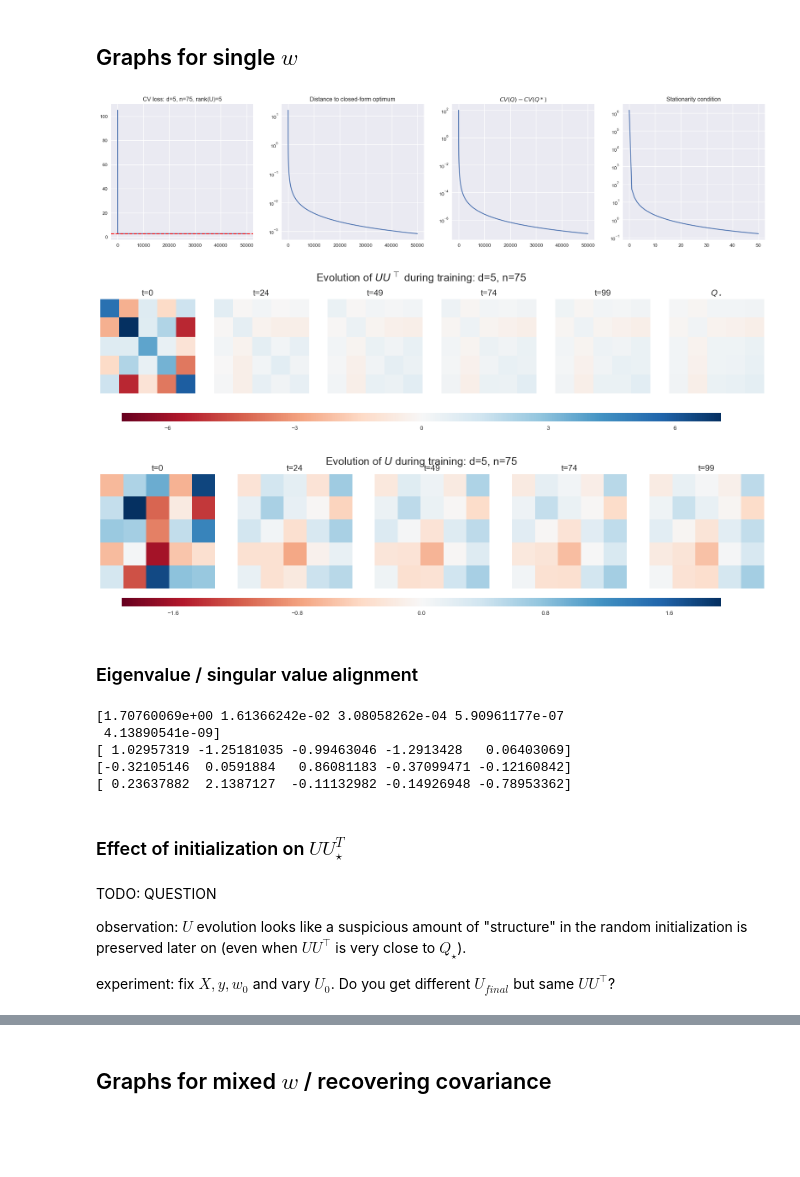
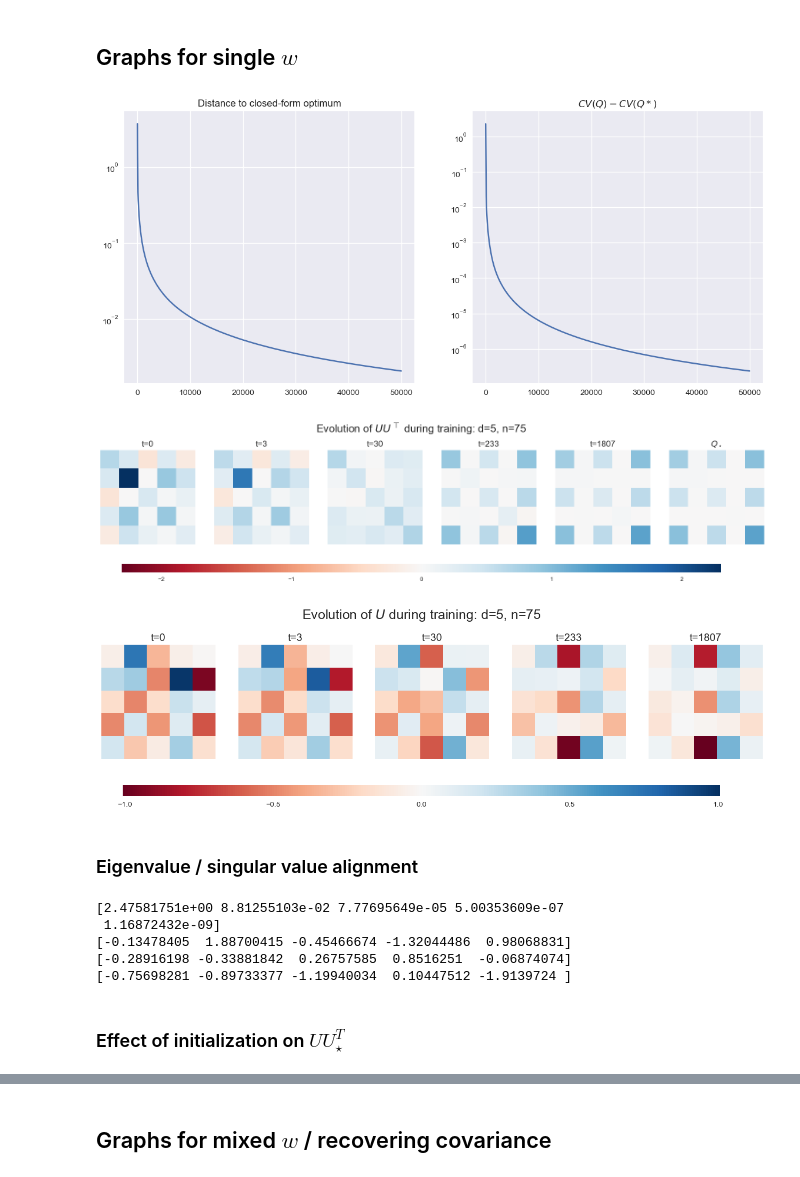
Before and after one commit to alexsemendinger/mirror-descent, a Jupyter notebook: md_single_step.ipynb, the cells around one changed output, grey strips where cells are left out. Saved outputs shown, nothing was run; the diff lists cells and outputs as text; code cells hidden in the pictures; blank space fills up the shorter version.

Commit message:
Experiments on effect of init on UUT convergence

```diff
--- a/md_single_step.ipynb
+++ b/md_single_step.ipynb
@@ -799,7 +799,7 @@ def potential_training_loop_U(X, y, inner_lr, outer_lr, w0, U0, n_iters):
     """
     Basic training loop/
     """
-    Us = [U0]
+    Us = [U0.copy()]
     crossvals = [crossval_U(w0, U0, inner_lr, X, y, ignore_diag=False)]
     U = U0.copy()
     for i in range(n_iters):
@@ -956,55 +956,42 @@ test_stationary_closed_form_U()
 d,n = 5, 75
 rank = 5
 inner_lr, outer_lr = 0.1, 0.03
 n_iters = 50000
 w_cov = np.eye(d)
 w0 = np.ones(d)
 U0 = 0.0001 * np.eye(d)
-U0 =  np.random.randn(d, rank)
+U0 =  np.random.randn(d, rank) / d ** 0.7
 
 # Training loop
 crossvals, Us, X, y, w_star = generate_data_and_train_U(d, n, inner_lr, outer_lr, w0, U0, n_iters, w_cov)
 
 UUTstar = stationary_closed_form_UUT(X, w0, w_star, inner_lr)
 UUTs = np.array([U @ U.T for U in Us])
 
 # Compute distance to optimum
 d_UUT_UUTstar = np.linalg.norm(UUTs - UUTstar, axis=(1,2))
 r = range(n_iters)
 
-# Plot crossvals
-plt.figure(figsize=(24, 5))
-plt.subplot(1, 4, 1)
-plt.title(f"CV loss: d={d}, n={n}, rank(U)={rank}")
-plt.plot(crossvals[r], label="train")
-plt.axhline(crossval(w0, UUTstar, inner_lr, X, y, ignore_diag=False), label="Qstar train", linestyle='--', color='red')
-
+plt.figure(figsize=(14, 6))
 # plot distance to optimum
-plt.subplot(1, 4, 2)
+plt.subplot(1, 2, 1)
 plt.title("Distance to closed-form optimum")
 plt.plot(d_UUT_UUTstar[r])
 plt.yscale('log')
 
 # diff between CV and UUTstar CV
-plt.subplot(1, 4, 3)
+plt.subplot(1, 2, 2)
 plt.title("$CV(Q) - CV(Q*)$")
 plt.plot((crossvals[r] - crossval(w0, UUTstar, inner_lr, X, y, ignore_diag=False)))
 plt.yscale('log')
 
-# stationarity condition. More to test the condition than anything else.
-plt.subplot(1, 4, 4)
-plt.title("Stationarity condition")
-plt.plot([np.linalg.norm(stationarity_condition_U_full(U, X, w0, w_star, inner_lr)) for U in Us[::n_iters//50]])
-plt.yscale('log')
-plt.show()
-
-r = range(100)
-plot_matrix_evolution(UUTs[r], main_title=f"Evolution of $UU^\\top$ during training: d={d}, n={n}", extra_matrix=UUTstar, extra_matrix_title=f"$Q_\\star$")
+plot_matrix_evolution(UUTs[r], main_title=f"Evolution of $UU^\\top$ during training: d={d}, n={n}",
+                      extra_matrix=UUTstar, extra_matrix_title=f"$Q_\\star$")
 plot_matrix_evolution(Us[r], main_title=f"Evolution of $U$ during training: d={d}, n={n}")
 # %% [output]
-[figure, old version]
+[figure, new version]
-[figure, old version]
+[figure, new version]
-[figure, old version]
+[figure, new version]
 # %% [markdown]
 ### Eigenvalue / singular value alignment
 # %%
@@ -1014,18 +1001,12 @@ print(np.inner(w_star, U))
 print(U[:,-1])
 print(w_star)
 # %% [output]
-[1.70760069e+00 1.61366242e-02 3.08058262e-04 5.90961177e-07
- 4.13890541e-09]
-[ 1.02957319 -1.25181035 -0.99463046 -1.2913428   0.06403069]
-[-0.32105146  0.0591884   0.86081183 -0.37099471 -0.12160842]
-[ 0.23637882  2.1387127  -0.11132982 -0.14926948 -0.78953362]
+[2.47581751e+00 8.81255103e-02 7.77695649e-05 5.00353609e-07
+ 1.16872432e-09]
+[-0.13478405  1.88700415 -0.45466674 -1.32044486  0.98068831]
+[-0.28916198 -0.33881842  0.26757585  0.8516251  -0.06874074]
+[-0.75698281 -0.89733377 -1.19940034  0.10447512 -1.9139724 ]
 # %% [markdown]
 ### Effect of initialization on $UU^T_\star$
-# %% [markdown]
-TODO: QUESTION
-
-observation: $U$ evolution looks like a suspicious amount of "structure" in the random initialization is preserved later on (even when $UU^\top$ is very close to $Q_\star$).
-
-experiment: fix $X, y, w_0$ and vary $U_0$. Do you get different $U_{final}$ but same $UU^\top$?
 # %%
 # Training setup
```
Also changed, not shown: parts of 11 cells of this notebook.
